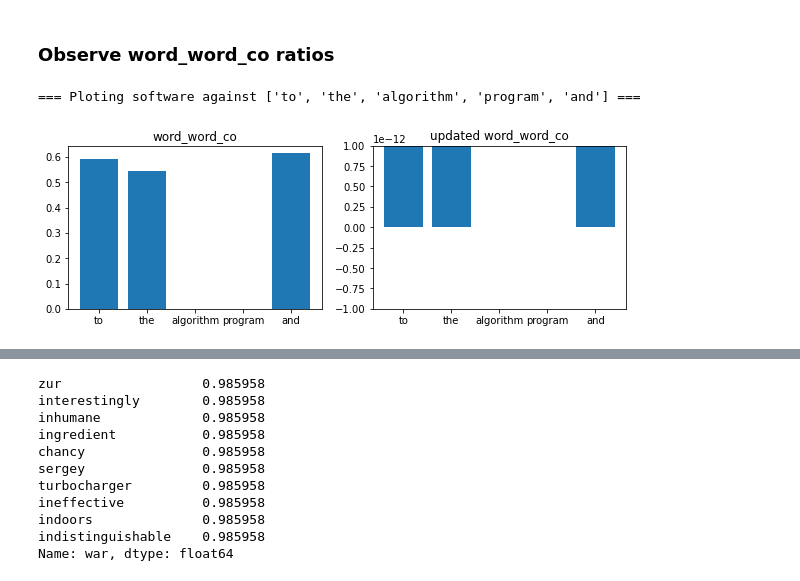
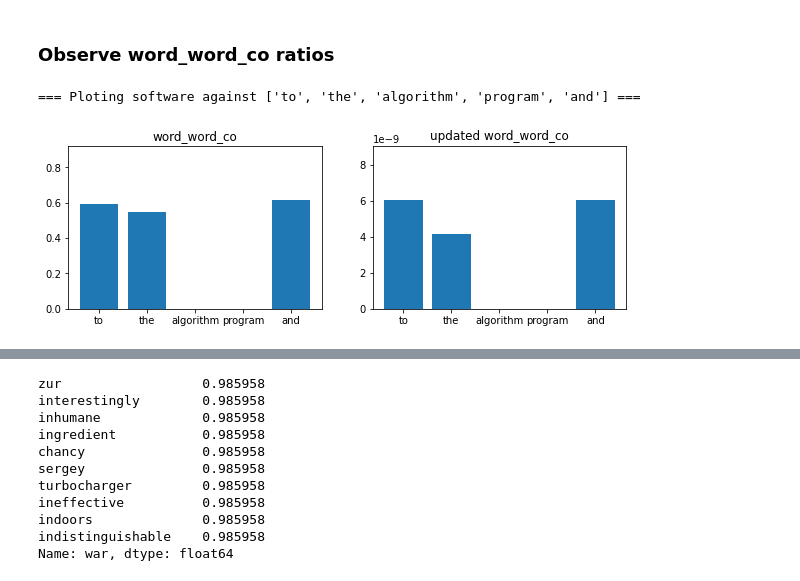
Before and after one commit to iamr0b0tx/topic_modeler, a Jupyter notebook: topic_modeler - latent_space.ipynb, the cells around one changed output, grey strips where cells are left out. Cells and saved outputs as stored; diff of their text form; code cells hidden in the pictures.

```diff
--- a/topic_modeler - latent_space.ipynb
+++ b/topic_modeler - latent_space.ipynb
@@ -172,22 +172,26 @@ wwc = (word_word_co * word_trust_factor)
 # %%
 word = "software"
 
 fig = plt.figure(figsize=(10,3))
 ax1 = fig.add_subplot(121)
 ax2 = fig.add_subplot(122)
 
 print(f"=== Ploting {word} against {words} ===")
 
+values = word_word_co.loc[word][words]
 ax1.set_title(f"word_word_co")
-ax1.bar(words, word_word_co.loc[word][words])
+ax1.set_ylim(0, 1.5*values.max())
+ax1.bar(words, values)
 
+values = wwc.loc[word][words]
 ax2.set_title(f"updated word_word_co")
-ax2.bar(words, wwc.loc[word][words])
+ax2.set_ylim(0, 1.5*values.max())
+ax2.bar(words, values)
 
 plt.show()
 # %% [output]
 === Ploting software against ['to', 'the', 'algorithm', 'program', 'and'] ===
-[figure, old version]
+[figure, new version]
 # %%
 wwc.loc["war"].sort_values(ascending=False).head(10)
 # %% [output]
```
Also changed, not shown: parts of 28 cells of this notebook.
